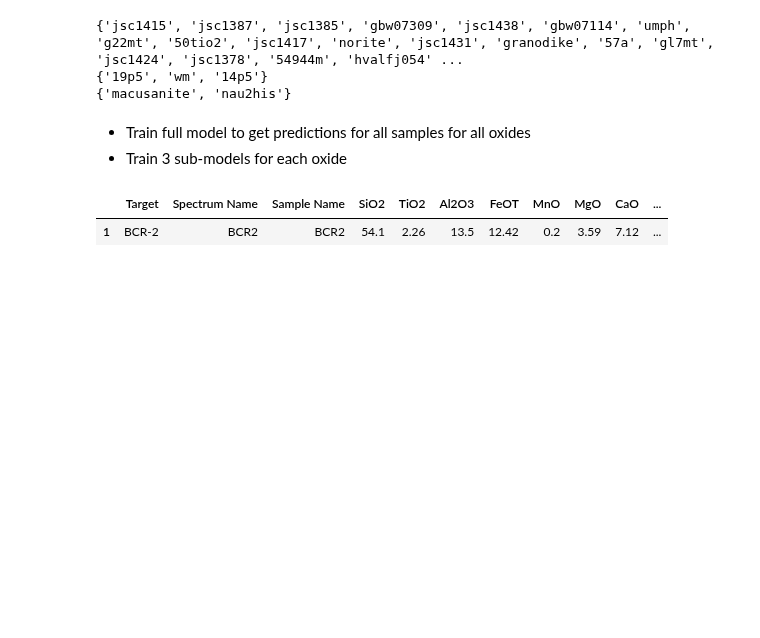
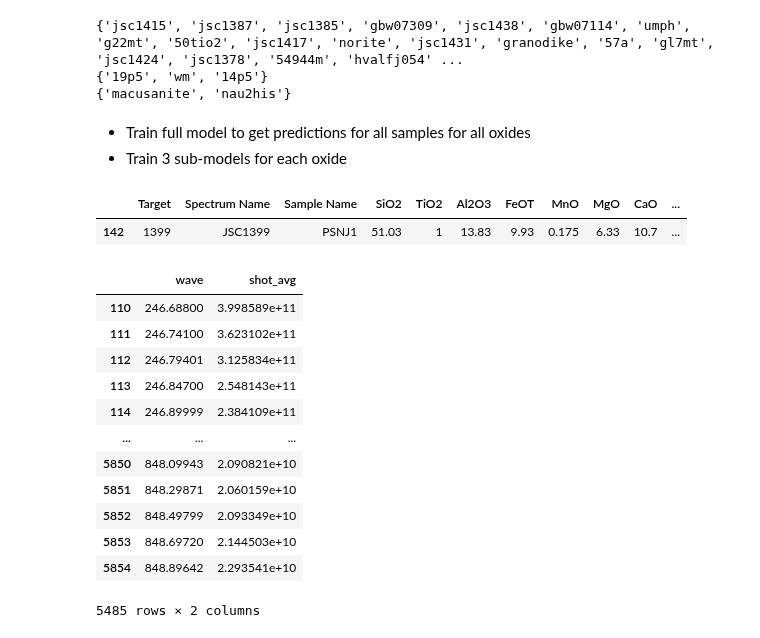
Before and after one commit to chhoumann/thesis-chemcam, a Jupyter notebook: baseline/notes.ipynb, the cells around one changed output. Cells and saved outputs as stored; diff of their text form; code cells hidden in the pictures; blank space fills up the shorter version.

```diff
--- a/baseline/notes.ipynb
+++ b/baseline/notes.ipynb
@@ -67,8 +67,8 @@ def get_preprocessed_sample_data(sample_name: str) -> list[pd.DataFrame]:
 
 sample_data: dict[str, list[pd.DataFrame]] = {}
 
-for sample_name in sample_names[:5]:
-    sample_data[sample_name] = get_preprocessed_sample_data(sample_name)
+for _sample_name in sample_names[:5]:
+    sample_data[_sample_name] = get_preprocessed_sample_data(_sample_name)
 
 sample_data.keys()
 # %% [output]
@@ -96,10 +96,10 @@ masks = [
 def mask_wavelegths(data: pd.DataFrame, mask):
     return data.loc[~((data["wave"] >= mask[0]) & (data["wave"] <= mask[1]))]
 
-for sample_name, data in sample_data.items():
+for _sample_name, data in sample_data.items():
     for i, _ in enumerate(data):
         for mask in masks:
-            sample_data[sample_name][i] = mask_wavelegths(sample_data[sample_name][i], mask)
+            sample_data[_sample_name][i] = mask_wavelegths(sample_data[_sample_name][i], mask)
 
 get_first_sample(sample_data)[1][0].head()
 # %% [output]
@@ -187,9 +191,3 @@ def find_sample_in_labels(sample_name, labels):
 # %% [markdown]
 - Train full model to get predictions for all samples for all oxides
 - Train 3 sub-models for each oxide
-# %%
-current_sample = find_sample_in_labels(sample_name, labels)
-current_sample
-# %% [output]
-|  | Target | Spectrum Name | Sample Name | SiO2 | TiO2 | Al2O3 | FeOT | MnO | MgO | CaO | ... |
-| 1 | BCR-2 | BCR2 | BCR2 | 54.1 | 2.26 | 13.5 | 12.42 | 0.2 | 3.59 | 7.12 | ... |
@@ -203,0 +194,14 @@ full_model = PLSRegression(n_components=2, scale=False)
+# %%
+sample_compositions: dict[str, pd.DataFrame] = {}
+
+for _sample_name in sample_data.keys():
+    comp = get_composition_for_sample(_sample_name, labels)
+    if comp.empty:
+        print(f"Could not find {_sample_name} in labels")
+        continue
+    sample_compositions[_sample_name] = comp
+
+list(sample_compositions.values())[0]
+# %% [output]
+|  | Target | Spectrum Name | Sample Name | SiO2 | TiO2 | Al2O3 | FeOT | MnO | MgO | CaO | ... |
+| 142 | 1399 | JSC1399 | PSNJ1 | 51.03 | 1 | 13.83 | 9.93 | 0.175 | 6.33 | 10.7 | ... |
@@ -203,0 +214,19 @@ full_model = PLSRegression(n_components=2, scale=False)
+# %%
+import numpy as np
+
+one_sample = list(sample_data.values())[0][0]
+one_sample
+# %% [output]
+|  | wave | shot_avg |
+| 110 | 246.68800 | 3.998589e+11 |
+| 111 | 246.74100 | 3.623102e+11 |
+| 112 | 246.79401 | 3.125834e+11 |
+| 113 | 246.84700 | 2.548143e+11 |
+| 114 | 246.89999 | 2.384109e+11 |
+| ... | ... | ... |
+| 5850 | 848.09943 | 2.090821e+10 |
+| 5851 | 848.29871 | 2.060159e+10 |
+| 5852 | 848.49799 | 2.093349e+10 |
+| 5853 | 848.69720 | 2.144503e+10 |
+| 5854 | 848.89642 | 2.293541e+10 |
+5485 rows × 2 columns
```
Also changed, not shown: parts of 8 cells of this notebook.
